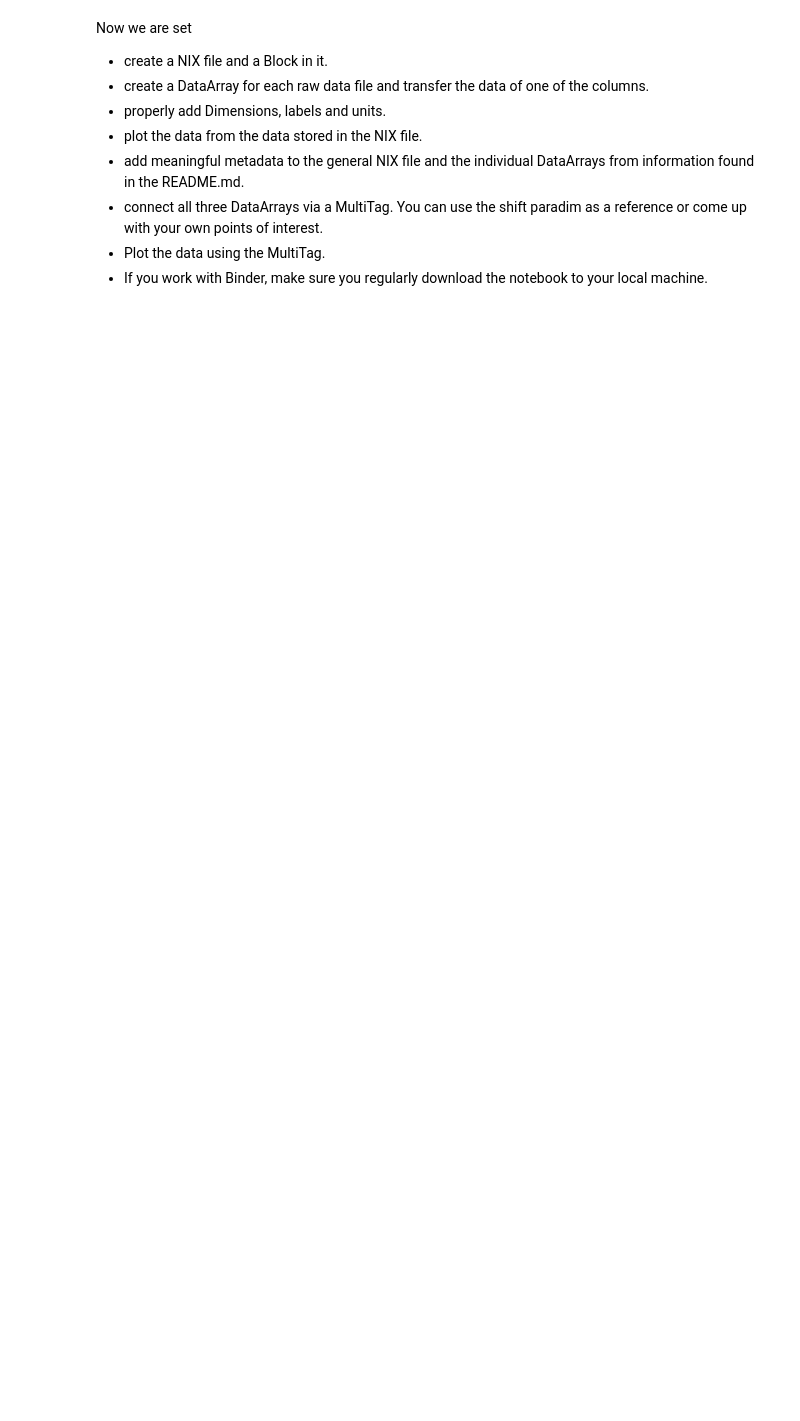
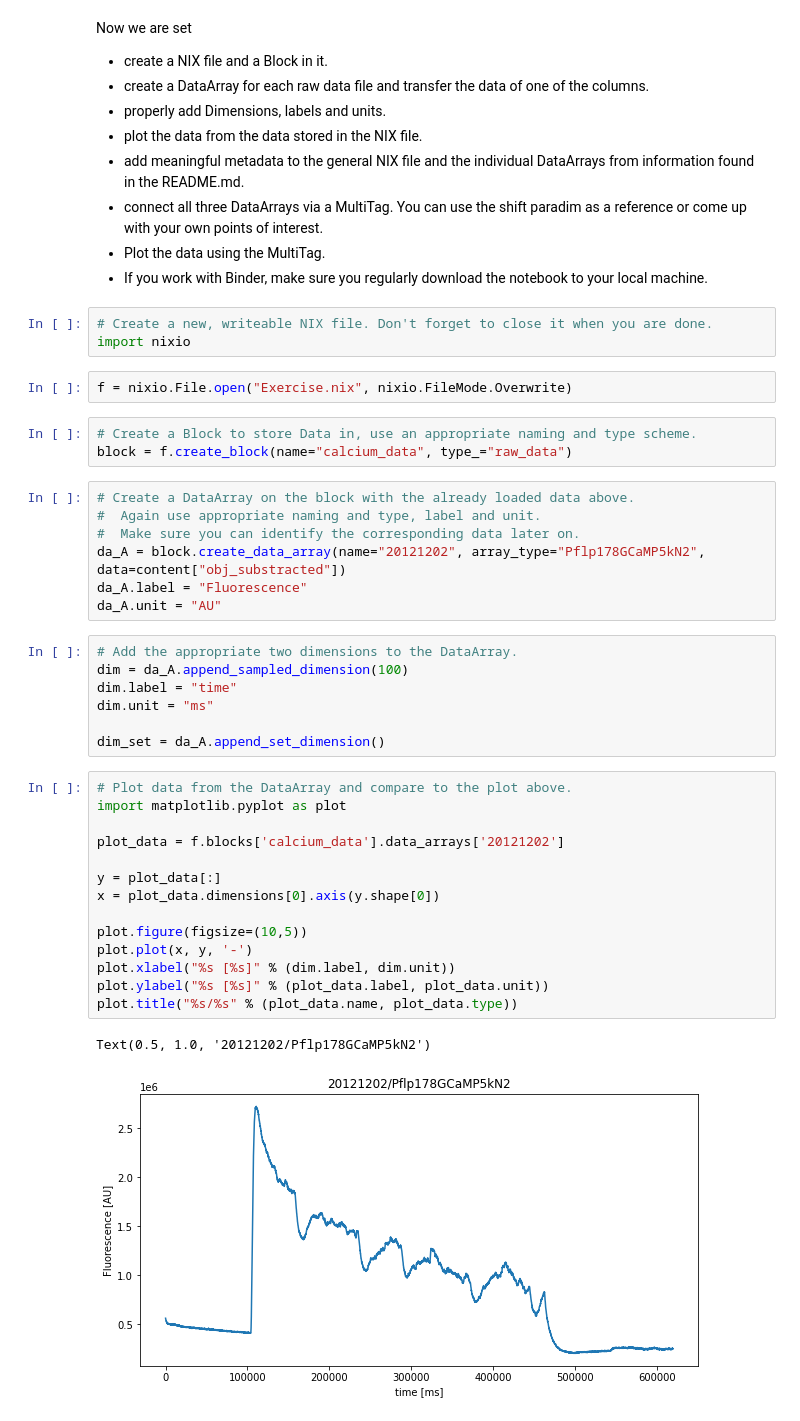
Before and after one commit to mpsonntag/snippets, a Jupyter notebook: courses/RDM2020/NIX/2020_RDM_course_nix_excercise.ipynb, the cells around one changed output. Drawn from its saved outputs; the diff is of its cells as text; blank space fills up the shorter version.

```diff
--- a/courses/RDM2020/NIX/2020_RDM_course_nix_excercise.ipynb
+++ b/courses/RDM2020/NIX/2020_RDM_course_nix_excercise.ipynb
@@ -42,3 +75,42 @@ Now we are set
 - connect all three DataArrays via a MultiTag. You can use the shift paradim as a reference or come up with your own points of interest.
 - Plot the data using the MultiTag.
 - If you work with Binder, make sure you regularly download the notebook to your local machine.
+# %%
+# Create a new, writeable NIX file. Don't forget to close it when you are done.
+import nixio
+# %%
+f = nixio.File.open("Exercise.nix", nixio.FileMode.Overwrite)
+# %%
+# Create a Block to store Data in, use an appropriate naming and type scheme.
+block = f.create_block(name="calcium_data", type_="raw_data")
+# %%
+# Create a DataArray on the block with the already loaded data above.
+#  Again use appropriate naming and type, label and unit.
+#  Make sure you can identify the corresponding data later on.
+da_A = block.create_data_array(name="20121202", array_type="Pflp178GCaMP5kN2", data=content["obj_substracted"])
+da_A.label = "Fluorescence"
+da_A.unit = "AU"
+# %%
+# Add the appropriate two dimensions to the DataArray.
+dim = da_A.append_sampled_dimension(100)
+dim.label = "time"
+dim.unit = "ms"
+
+dim_set = da_A.append_set_dimension()
+# %%
+# Plot data from the DataArray and compare to the plot above.
+import matplotlib.pyplot as plot
+
+plot_data = f.blocks['calcium_data'].data_arrays['20121202']
+
+y = plot_data[:]
+x = plot_data.dimensions[0].axis(y.shape[0])
+
+plot.figure(figsize=(10,5))
+plot.plot(x, y, '-')
+plot.xlabel("%s [%s]" % (dim.label, dim.unit))
+plot.ylabel("%s [%s]" % (plot_data.label, plot_data.unit))
+plot.title("%s/%s" % (plot_data.name, plot_data.type))
+# %% [output]
+Text(0.5, 1.0, '20121202/Pflp178GCaMP5kN2')
+[figure, added]
```
Also changed, not shown: parts of 12 cells of this notebook, 1 other file.
